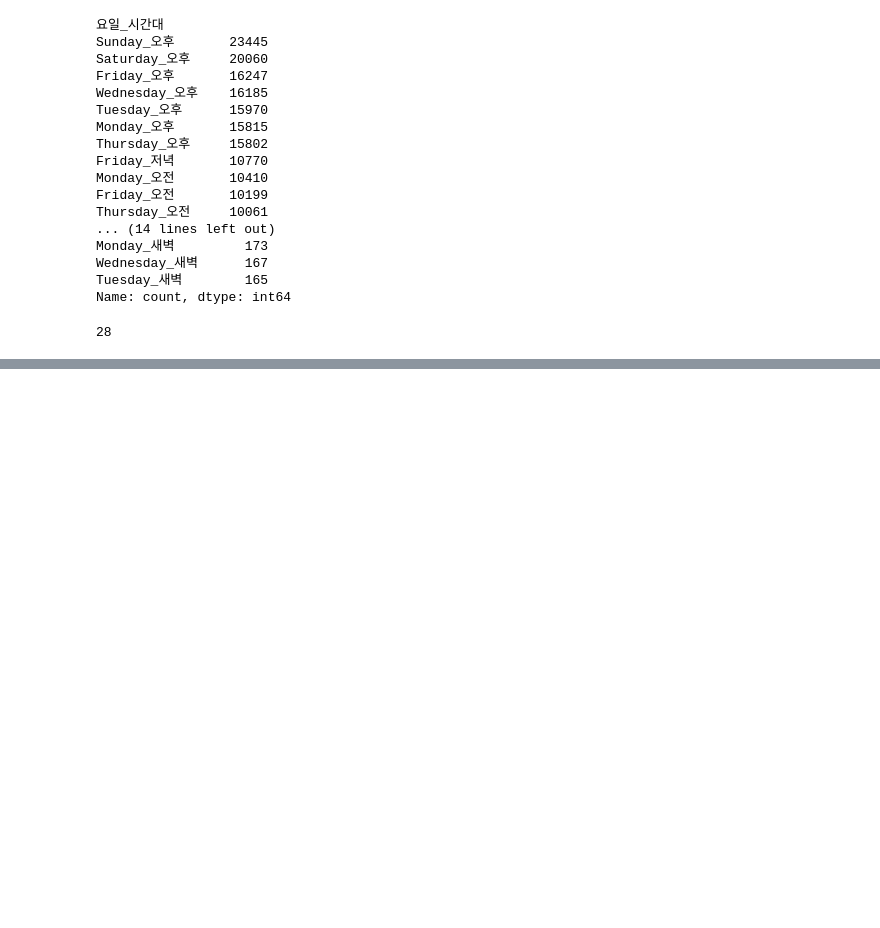
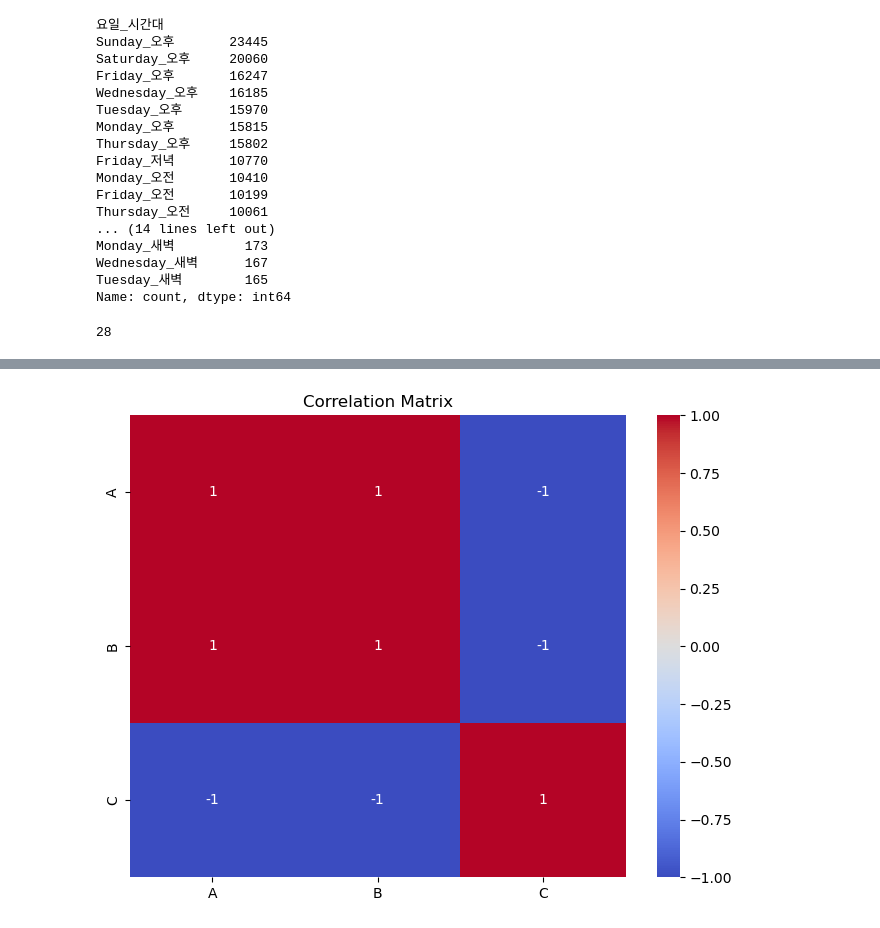
Before and after one commit to coconutkim/data, a Jupyter notebook: pandas_project/주정차위반단속.ipynb, the cells around one changed output, grey strips where cells are left out. Cells and saved outputs as stored; diff of their text form; code cells hidden in the pictures; blank space fills up the shorter version.

```diff
--- a/pandas_project/주정차위반단속.ipynb
+++ b/pandas_project/주정차위반단속.ipynb
@@ -240,0 +310,26 @@ len(badcar['요일_시간대'].value_counts())
+# %%
+# 지피티 선생의 추천 테스트-유사도 검사
+
+import pandas as pd
+import seaborn as sns
+import matplotlib.pyplot as plt
+
+# 예제 데이터
+data = {
+    'A': [1, 2, 3, 4, 5],
+    'B': [2, 4, 6, 8, 10],
+    'C': [5, 4, 3, 2, 1]
+}
+
+df = pd.DataFrame(data)
+
+# 상관계수 계산
+correlation_matrix = df.corr()
+
+# 히트맵으로 시각화
+plt.figure(figsize=(8, 6))
+sns.heatmap(correlation_matrix, annot=True, cmap='coolwarm', vmin=-1, vmax=1)
+plt.title('Correlation Matrix')
+plt.show()
+# %% [output]
+[figure, added]
```
Also changed, not shown: parts of 11 cells of this notebook.
